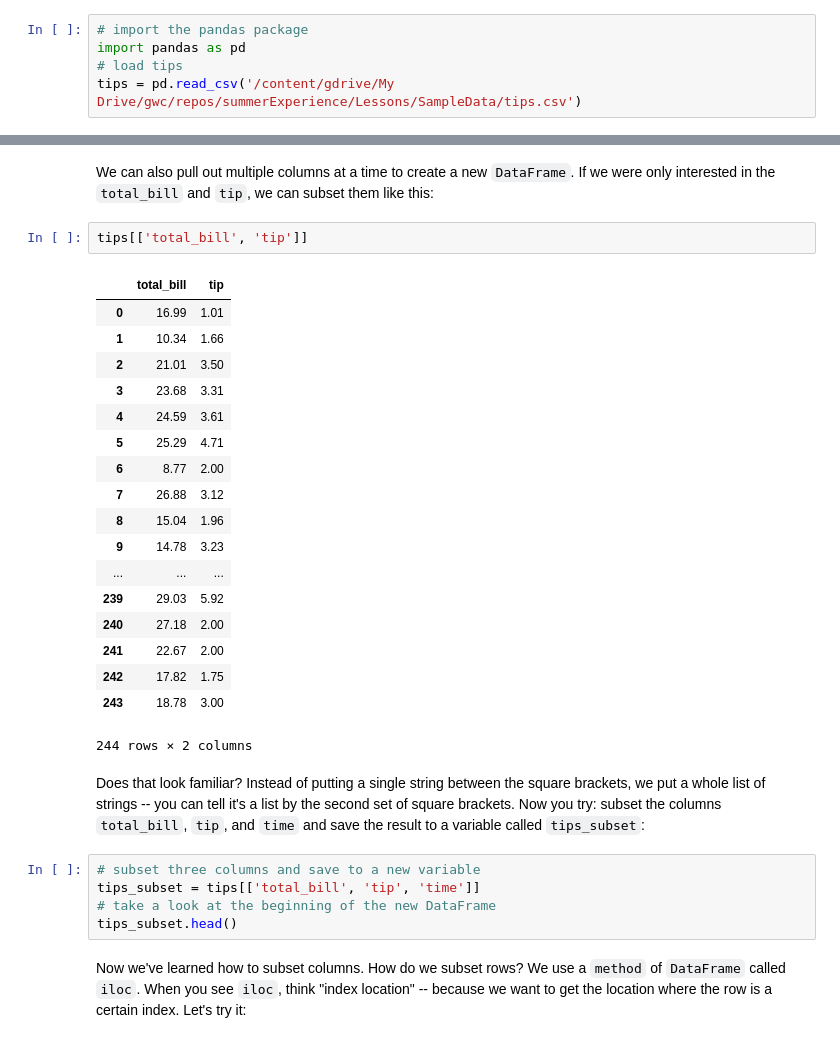
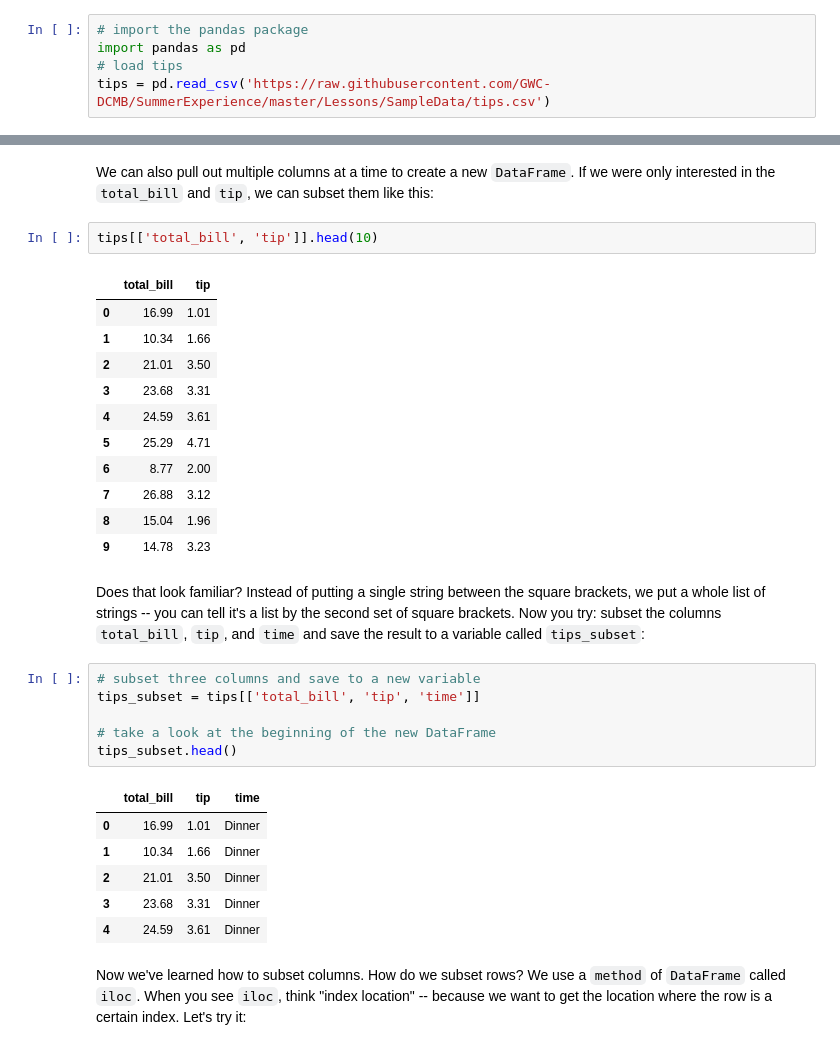
Before and after one commit to GWC-DCMB/ClubCurriculum, a Jupyter notebook: Lessons/Keys/KEY_Lesson12_Pandas-Subsetting.ipynb, the cells around one changed output, grey strips where cells are left out. Saved outputs shown, nothing was run; the diff lists cells and outputs as text.

Commit message:
Add changes for Lesson 12

```diff
--- a/Lessons/Keys/KEY_Lesson12_Pandas-Subsetting.ipynb
+++ b/Lessons/Keys/KEY_Lesson12_Pandas-Subsetting.ipynb
@@ -12,7 +12,7 @@ Drive already mounted at /content/gdrive; to attempt to forcibly remount, call d
 # import the pandas package
 import pandas as pd
 # load tips
-tips = pd.read_csv('/content/gdrive/My Drive/gwc/repos/summerExperience/Lessons/SampleData/tips.csv')
+tips = pd.read_csv('https://raw.githubusercontent.com/GWC-DCMB/SummerExperience/master/Lessons/SampleData/tips.csv')
 # %% [markdown]
 Take a look again at the beginning of the `tips` `DataFrame`:
 # %%
@@ -80,33 +68,34 @@ bills = tips['total_bill']
 # %% [markdown]
 We can also pull out multiple columns at a time to create a new `DataFrame`. If we were only interested in the `total_bill` and `tip`, we can subset them like this:
 # %%
-tips[['total_bill', 'tip']]
+tips[['total_bill', 'tip']].head(10)
 # %% [output]
 |  | total_bill | tip |
 | 0 | 16.99 | 1.01 |
 | 1 | 10.34 | 1.66 |
 | 2 | 21.01 | 3.50 |
 | 3 | 23.68 | 3.31 |
 | 4 | 24.59 | 3.61 |
 | 5 | 25.29 | 4.71 |
 | 6 | 8.77 | 2.00 |
 | 7 | 26.88 | 3.12 |
 | 8 | 15.04 | 1.96 |
 | 9 | 14.78 | 3.23 |
-| ... | ... | ... |
-| 239 | 29.03 | 5.92 |
-| 240 | 27.18 | 2.00 |
-| 241 | 22.67 | 2.00 |
-| 242 | 17.82 | 1.75 |
-| 243 | 18.78 | 3.00 |
-244 rows × 2 columns
 # %% [markdown]
 Does that look familiar? Instead of putting a single string between the square brackets, we put a whole list of strings -- you can tell it's a list by the second set of square brackets. Now you try: subset the columns `total_bill`, `tip`, and `time` and save the result to a variable called `tips_subset`:
 # %%
 # subset three columns and save to a new variable
 tips_subset = tips[['total_bill', 'tip', 'time']]
+
 # take a look at the beginning of the new DataFrame
 tips_subset.head()
+# %% [output]
+|  | total_bill | tip | time |
+| 0 | 16.99 | 1.01 | Dinner |
+| 1 | 10.34 | 1.66 | Dinner |
+| 2 | 21.01 | 3.50 | Dinner |
+| 3 | 23.68 | 3.31 | Dinner |
+| 4 | 24.59 | 3.61 | Dinner |
 # %% [markdown]
 Now we've learned how to subset columns. How do we subset rows? We use a `method` of `DataFrame` called `iloc`. When you see `iloc`, think "index location" -- because we want to get the location where the row is a certain index. Let's try it:
 # %%
```
Also changed, not shown: parts of 10 cells of this notebook.
